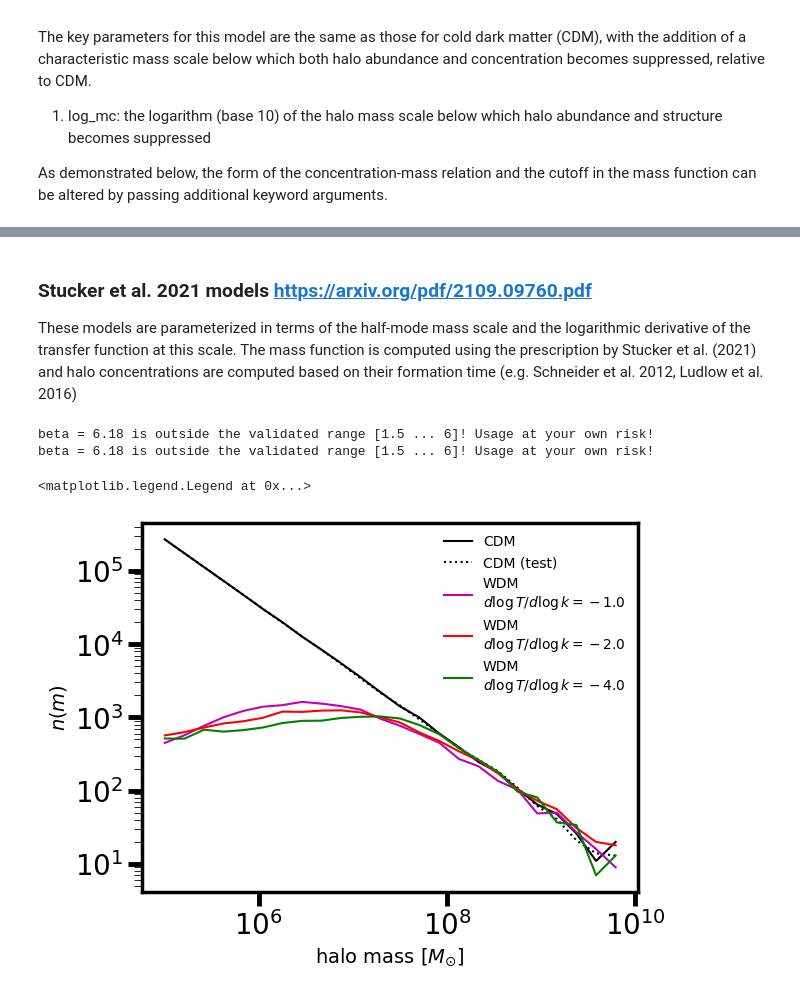
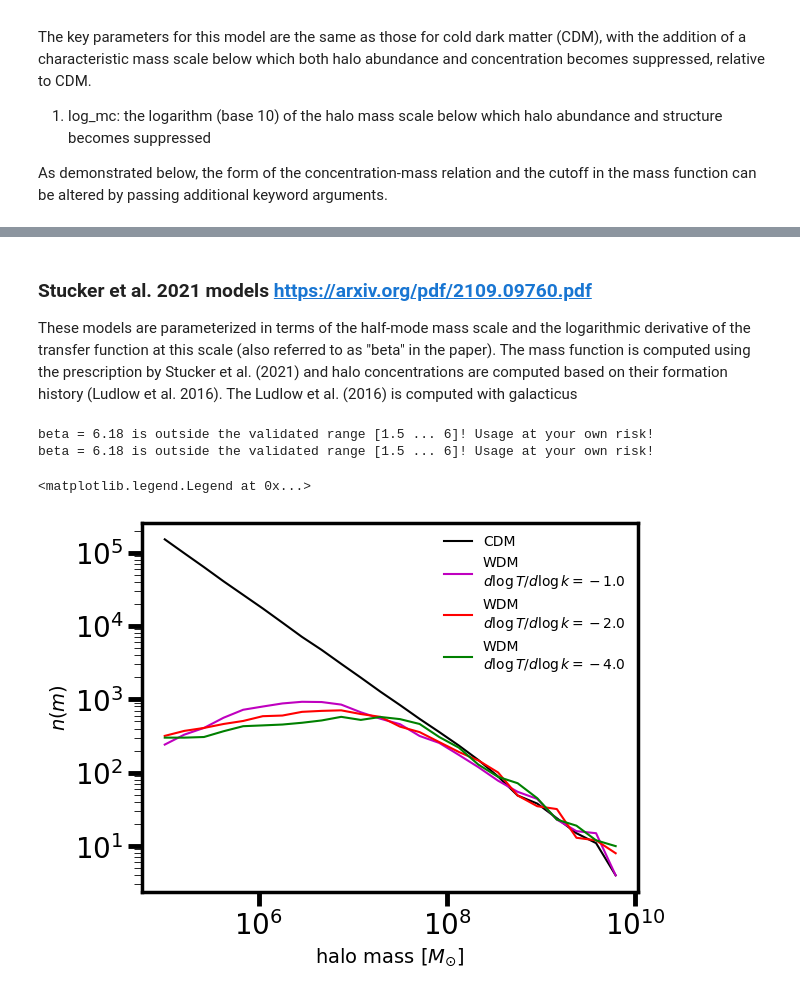
Before and after one commit to dangilman/pyHalo, a Jupyter notebook: example_notebooks/warm_dark_matter.ipynb, the cells around one changed output, grey strips where cells are left out. Drawn from its saved outputs; the diff is of its cells as text; code cells hidden in the pictures.

```diff
--- a/example_notebooks/warm_dark_matter.ipynb
+++ b/example_notebooks/warm_dark_matter.ipynb
@@ -96,55 +103,50 @@ plot_concentration_mass_relation(realizationWDM_modified, z_eval=[0.51, 2.0], co
 # %% [markdown]
 ### Stucker et al. 2021 models https://arxiv.org/pdf/2109.09760.pdf
 
-These models are parameterized in terms of the half-mode mass scale and the logarithmic derivative of the transfer function at this scale. The mass function is computed using the prescription by Stucker et al. (2021) and halo concentrations are computed based on their formation time (e.g. Schneider et al. 2012, Ludlow et al. 2016)
+These models are parameterized in terms of the half-mode mass scale and the logarithmic derivative of the transfer function at this scale (also referred to as "beta" in the paper). The mass function is computed using the prescription by Stucker et al. (2021) and halo concentrations are computed based on their formation history (Ludlow et al. 2016). The Ludlow et al. (2016) is computed with galacticus
 # %%
-from pyHalo.preset_models import WDMGeneral
+from pyHalo.PresetModels.wdm import WDMGeneral
+from pyHalo.PresetModels.cdm import CDM
 
-cone_opening_angle_arcsec = 16
+cone_opening_angle_arcsec = 12
 realizationCDM = CDM(zlens, zsource, LOS_normalization=1.0,
                             cone_opening_angle_arcsec=cone_opening_angle_arcsec, geometry_type='CYLINDER',
                      sigma_sub=0.05, log_mlow=5.0,
                     concentration_model_subhalos='LUDLOW2016',
                     concentration_model_fieldhalos='LUDLOW2016')
-
-dlogT_dlogk = -1.0
-# with half-mode mass = 10^1 this should be equivalent to CDM
-cdm_stucker_test = WDMGeneral(zlens, zsource, log_mc=1.0, dlogT_dlogk=dlogT_dlogk,LOS_normalization=1.0,
-                         cone_opening_angle_arcsec=cone_opening_angle_arcsec, log_mlow=5.0,
-                     geometry_type='CYLINDER', sigma_sub=0.05)
 
 dlogT_dlogk = -1.0
 wdm_stucker1 = WDMGeneral(zlens, zsource, log_mc=7.3, dlogT_dlogk=dlogT_dlogk,LOS_normalization=1.0,
                          cone_opening_angle_arcsec=cone_opening_angle_arcsec, log_mlow=5.0,
                      geometry_type='CYLINDER', sigma_sub=0.05)
 dlogT_dlogk = -2.
 wdm_stucker2 = WDMGeneral(zlens, zsource, log_mc=7.3, dlogT_dlogk=dlogT_dlogk,LOS_normalization=1.0,
                          cone_opening_angle_arcsec=cone_opening_angle_arcsec, log_mlow=5.0,
                      geometry_type='CYLINDER', sigma_sub=0.05)
 dlogT_dlogk = -4.0
 wdm_stucker3 = WDMGeneral(zlens, zsource, log_mc=7.3, dlogT_dlogk=dlogT_dlogk,
                          cone_opening_angle_arcsec=cone_opening_angle_arcsec, log_mlow=5.0,LOS_normalization=1.0,
                      geometry_type='CYLINDER', sigma_sub=0.05)
 
 fig = plt.figure(1)
 ax = plt.subplot(111)
 kwargs_plot = {'linestyle': '-', 'label': 'CDM'}
 plot_halo_mass_function(realizationCDM, color='k', ax=ax, kwargs_plot=kwargs_plot, log_mlow=5.0)
-kwargs_plot = {'linestyle': ':', 'label': 'CDM (test)'}
-plot_halo_mass_function(cdm_stucker_test, color='k', ax=ax, kwargs_plot=kwargs_plot, log_mlow=5.0)
+# kwargs_plot = {'linestyle': ':', 'label': 'CDM (test)'}
+# plot_halo_mass_function(cdm_stucker_test, color='k', ax=ax, kwargs_plot=kwargs_plot, log_mlow=5.0)
 kwargs_plot = {'linestyle': '-', 'label': 'WDM\n'+r'$d \log T / d \log k = -1.0$'}
 plot_halo_mass_function(wdm_stucker1, color='m', ax=ax, kwargs_plot=kwargs_plot, log_mlow=5.0)
 kwargs_plot = {'linestyle': '-', 'label': 'WDM\n'+r'$d \log T / d \log k = -2.0$'}
 plot_halo_mass_function(wdm_stucker2, color='r', ax=ax, kwargs_plot=kwargs_plot, log_mlow=5.0)
 kwargs_plot = {'linestyle': '-', 'label': 'WDM\n'+r'$d \log T / d \log k = -4.0$'}
 plot_halo_mass_function(wdm_stucker3, color='g', ax=ax, kwargs_plot=kwargs_plot, log_mlow=5.0)
 
 plt.legend(frameon=False)
 # %% [output]
 beta = 6.18 is outside the validated range [1.5 ... 6]! Usage at your own risk!
 beta = 6.18 is outside the validated range [1.5 ... 6]! Usage at your own risk!
 <matplotlib.legend.Legend at 0x...>
-[figure, old version]
+[figure, new version]
 # %%
 fig = plt.figure(1)
 ax = plt.subplot(111)
```
Also changed, not shown: parts of 10 cells of this notebook, 3 other files.
